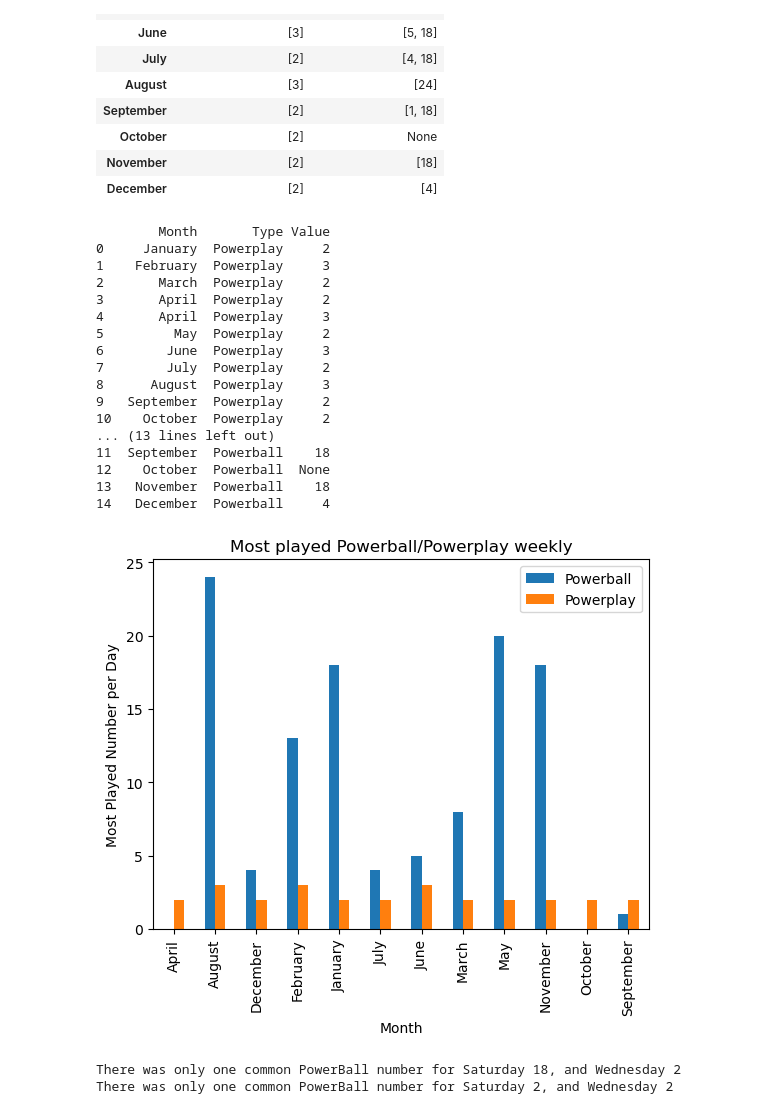
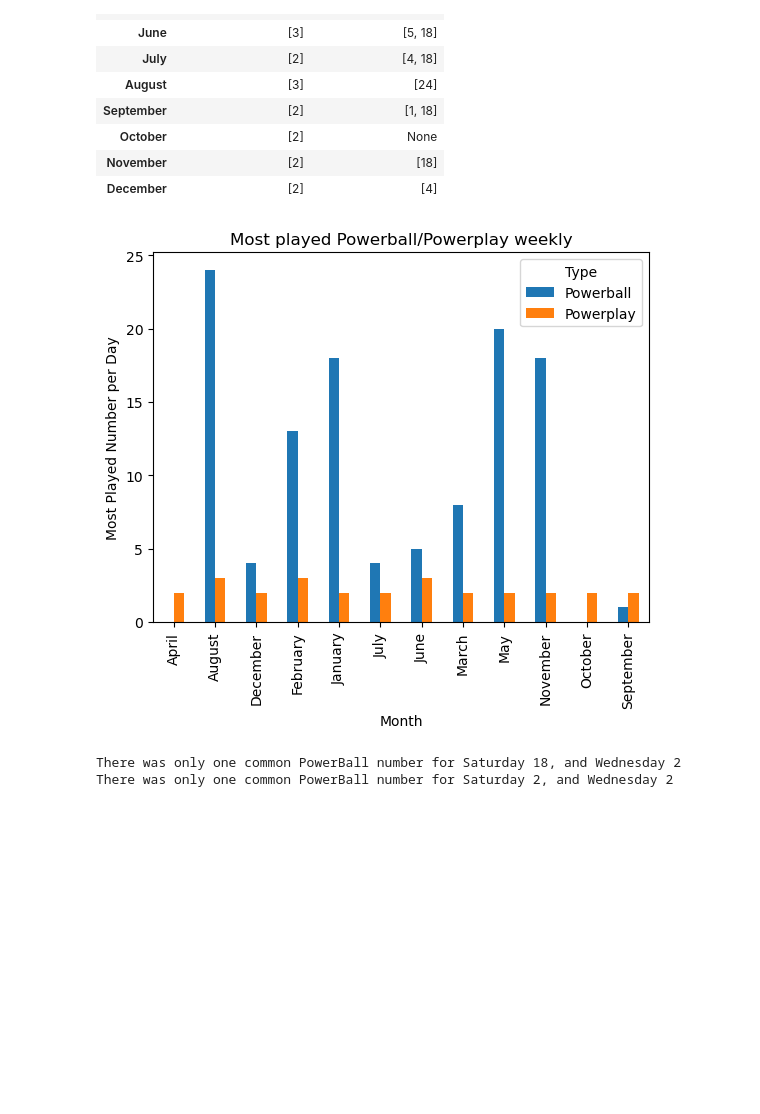
Before and after one commit to JLaydeJ/Project_1, a Jupyter notebook: 2020-2022 Washington State Lottery.ipynb, the cells around one changed output. Cells and saved outputs as stored; diff of their text form; code cells hidden in the pictures; blank space fills up the shorter version.

```diff
--- a/2020-2022 Washington State Lottery.ipynb
+++ b/2020-2022 Washington State Lottery.ipynb
@@ -193,49 +193,30 @@ combined_common_months_2020
 # %%
 # question 2 Graphed
 
 # Explode my combined_common_months_2020 so that I can put it back into a dataframe that is more malleable for graphing
 powerplay_nums = combined_common_months_2020['Common Powerplays'].explode()
 powerball_nums = combined_common_months_2020['Common Powerballs'].explode()
 
 
 # Create a new DataFrame with the exploded data
 powerplay_nums_2020 = pd.DataFrame({'Month': powerplay_nums.index, 'Type': 'Powerplay', 'Value': powerplay_nums.values})
 powerball_nums_2020 = pd.DataFrame({'Month': powerball_nums.index, 'Type': 'Powerball', 'Value': powerball_nums.values})
 
 powerplay_powerball_nums_2020 = pd.concat([powerplay_nums_2020, powerball_nums_2020], axis = 0)
 
-print(powerplay_powerball_nums_2020)
 # https://pandas.pydata.org/docs/reference/api/pandas.pivot_table.html, https://pandas.pydata.org/pandas-docs/stable/user_guide/reshaping.html#reshaping-pivot
 # Index is set to 'Month' in powerplay_powerball_nums_2020
 # Columns is set to 'Type' from powerplay_powerball_nums_2020 (powerball, powerplay)
 # values is set to 'Value' column which is the powerplay numbers and powerball numbers respectively.
 # The aggfunc took longer to figure out, it takes the first non-null value for each index and column values
 
 powerplay_powerball_nums_2020.pivot_table(index='Month', columns='Type', values='Value', aggfunc='first').plot(kind='bar')
 plt.ylabel('Most Played Number per Day')
 plt.title('Most played Powerball/Powerplay weekly')
 plt.xticks(rotation=90)
-plt.legend(title=None)
 plt.show()
 # %% [output]
-        Month       Type Value
-0     January  Powerplay     2
-1    February  Powerplay     3
-2       March  Powerplay     2
-3       April  Powerplay     2
-4       April  Powerplay     3
-5         May  Powerplay     2
-6        June  Powerplay     3
-7        July  Powerplay     2
-8      August  Powerplay     3
-9   September  Powerplay     2
-10    October  Powerplay     2
-... (13 lines left out)
-11  September  Powerball    18
-12    October  Powerball  None
-13   November  Powerball    18
-14   December  Powerball     4
-[figure, old version]
+[figure, new version]
 # %%
 # generate a new dataframe to hold year data for weekday, powerplay, powerball
 year_tot_common_2020 = wa_lottery_df_2020.copy()
```
Also changed, not shown: parts of 3 cells of this notebook, 1 other file.
